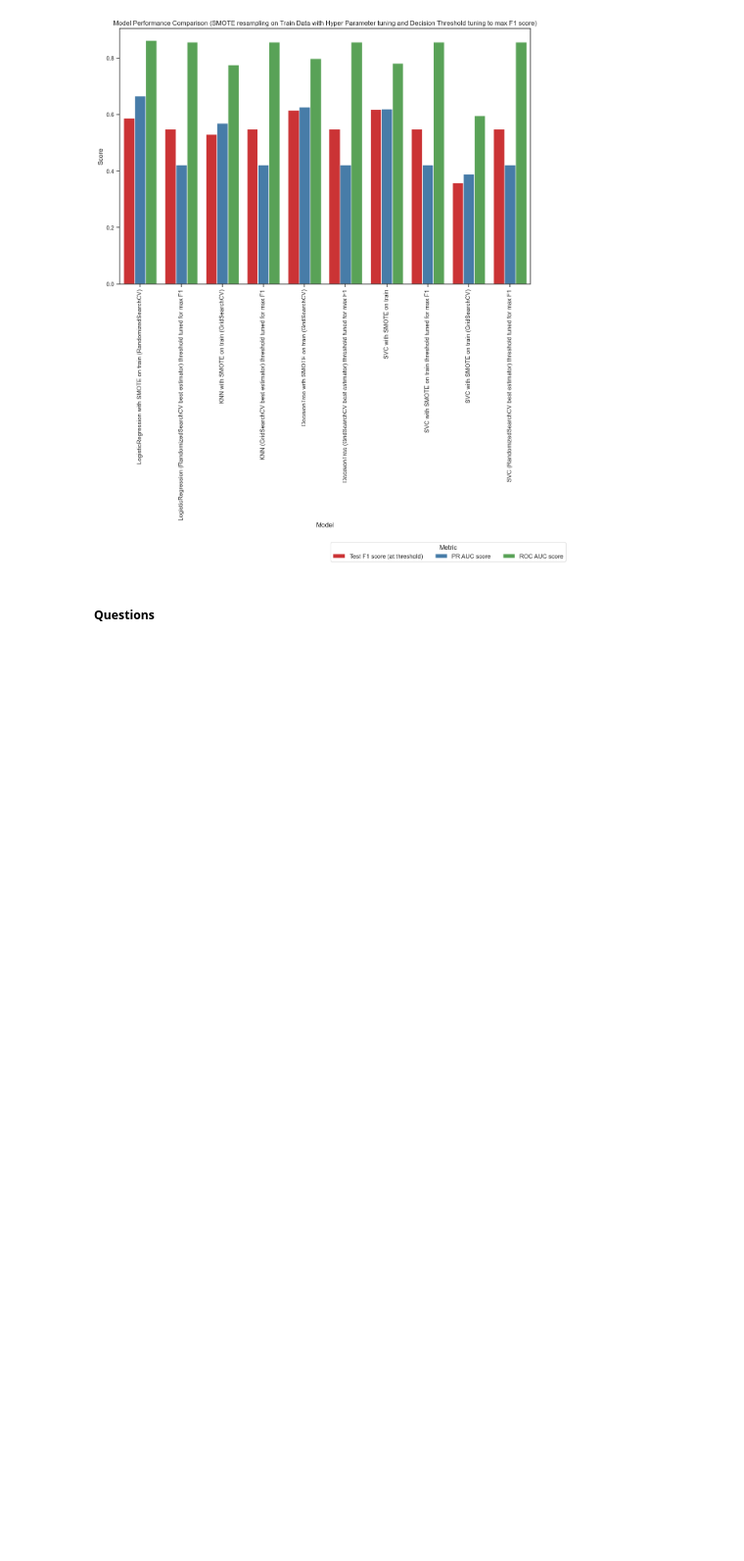
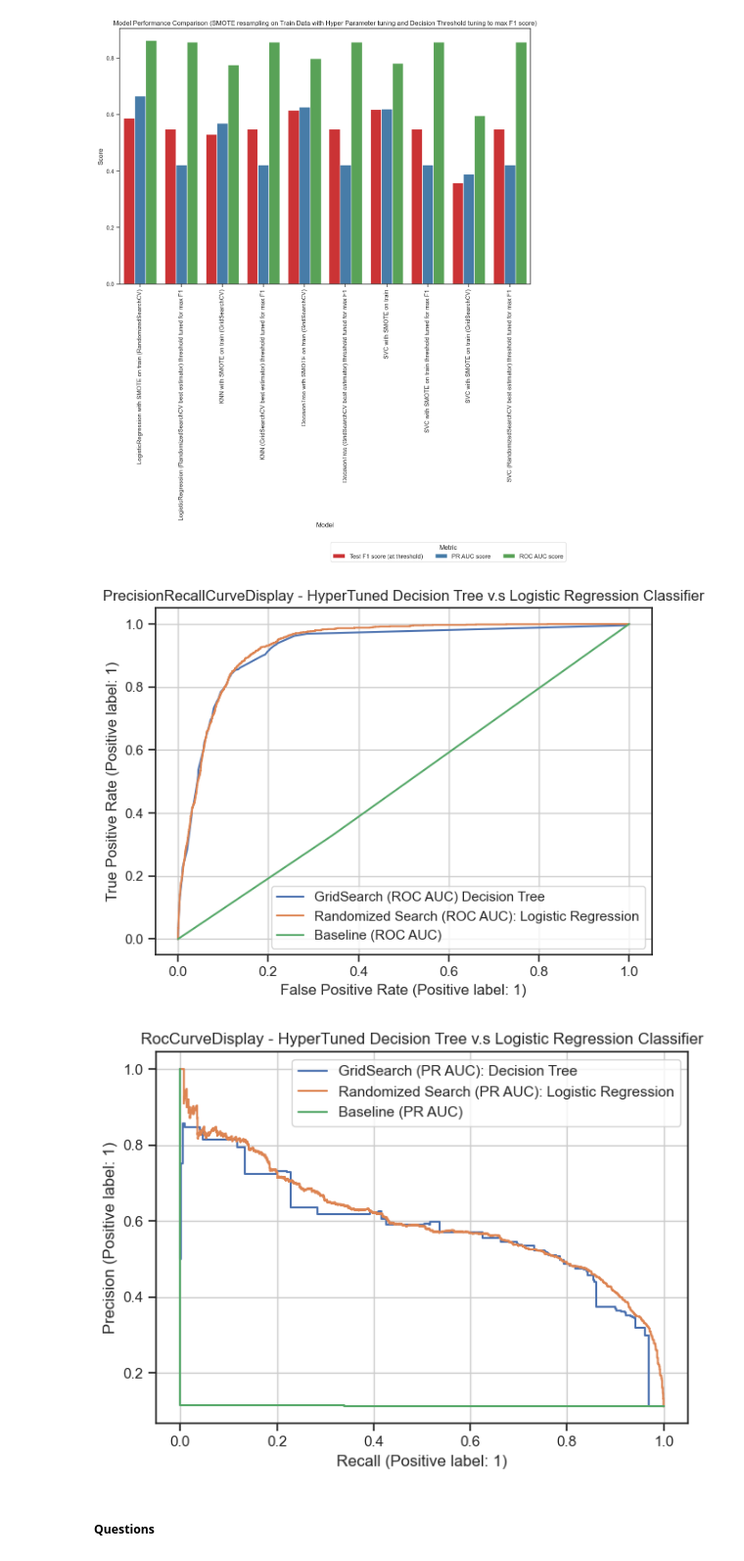
Before and after one commit to diptiaswath/clientSubscriptionPrediction, a Jupyter notebook: bank_subscriptions.ipynb, the cells around one changed output. Shown at 98% size. Cells and saved outputs as stored; diff of their text form; code cells hidden in the pictures; blank space fills up the shorter version.

Commit message:
PR AUC and ROC AUC curve plots added

```diff
--- a/bank_subscriptions.ipynb
+++ b/bank_subscriptions.ipynb
@@ -3349,5 +3363,29 @@ plt.show()
 #####################################################################################################################################
 # %% [output]
 [figure]
+# %%
+###################################################################################################################
+# From Recommendation: Area under the curve for Precision Recall and ROC for hyper parameter tuned Decision Tree
+# classifier from Iteration3, with its hyper parameter tuned Logistic Regression Classifier from its Iteration3
+###################################################################################################################
+
+fig, ax = plt.subplots()
+RocCurveDisplay.from_estimator(dc_grid.best_estimator_, X1_test, y1_test,  ax = ax, label = 'GridSearch (ROC AUC) Decision Tree')
+RocCurveDisplay.from_estimator(lgr_grid_search.best_estimator_, X1_test, y1_test, ax = ax, label = 'Randomized Search (ROC AUC): Logistic Regression')
+RocCurveDisplay.from_estimator(dummy_clf1, X1_test, y1_test, ax = ax, label = 'Baseline (ROC AUC)')
+plt.grid()
+plt.title('PrecisionRecallCurveDisplay - HyperTuned Decision Tree v.s Logistic Regression Classifier')
+plt.legend();
+
+fig1, ax1 = plt.subplots()
+PrecisionRecallDisplay.from_estimator(dc_grid.best_estimator_, X1_test, y1_test, ax = ax1, label = 'GridSearch (PR AUC): Decision Tree')
+PrecisionRecallDisplay.from_estimator(lgr_grid_search.best_estimator_, X1_test, y1_test, ax = ax1, label = 'Randomized Search (PR AUC): Logistic Regression')
+PrecisionRecallDisplay.from_estimator(dummy_clf1, X1_test, y1_test, ax = ax1, label = 'Baseline (PR AUC)')
+plt.grid()
+plt.title('RocCurveDisplay - HyperTuned Decision Tree v.s Logistic Regression Classifier')
+plt.legend();
+# %% [output]
+[figure, added]
+[figure, added]
 # %% [markdown]
 ##### Questions
```
Also changed, not shown: parts of 10 cells of this notebook, 4 other files.
